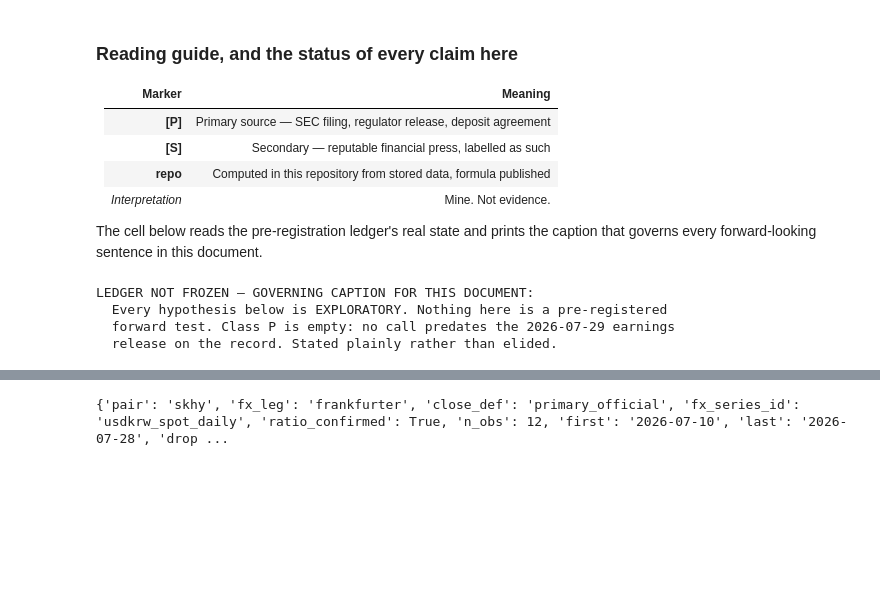
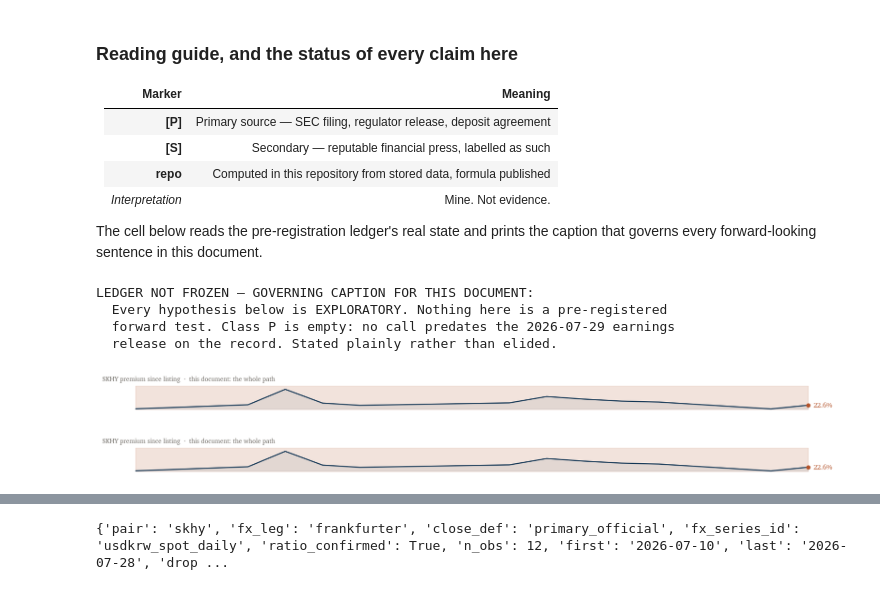
Before and after one commit to ZinuoS/Charon, a Jupyter notebook: notebooks/00_executive_pitch.ipynb, the cells around one changed output, grey strips where cells are left out. Saved outputs shown, nothing was run; the diff lists cells and outputs as text; code cells hidden in the pictures; blank space fills up the shorter version.

```diff
--- a/notebooks/00_executive_pitch.ipynb
+++ b/notebooks/00_executive_pitch.ipynb
@@ -70,6 +70,19 @@ LEDGER NOT FROZEN — GOVERNING CAPTION FOR THIS DOCUMENT:
   Every hypothesis below is EXPLORATORY. Nothing here is a pre-registered
   forward test. Class P is empty: no call predates the 2026-07-29 earnings
   release on the record. Stated plainly rather than elided.
+# %%
+%matplotlib inline
+import sys, pathlib
+if str(ROOT) not in sys.path: sys.path.insert(0, str(ROOT))
+from pipeline.viz import theme
+from pipeline.measurement.premium import build_all_variants
+theme.apply()
+_pi = build_all_variants("skhy")[0].series
+theme.sparkline_header(_pi, highlight=("2026-07-10", "2026-07-28"),
+                       label="SKHY premium since listing  ·  this document: the whole path")
+# %% [output]
+[figure, added]
+[figure, added]
 # %% [markdown]
 ---
 
```
Also changed, not shown: 5 other files.
